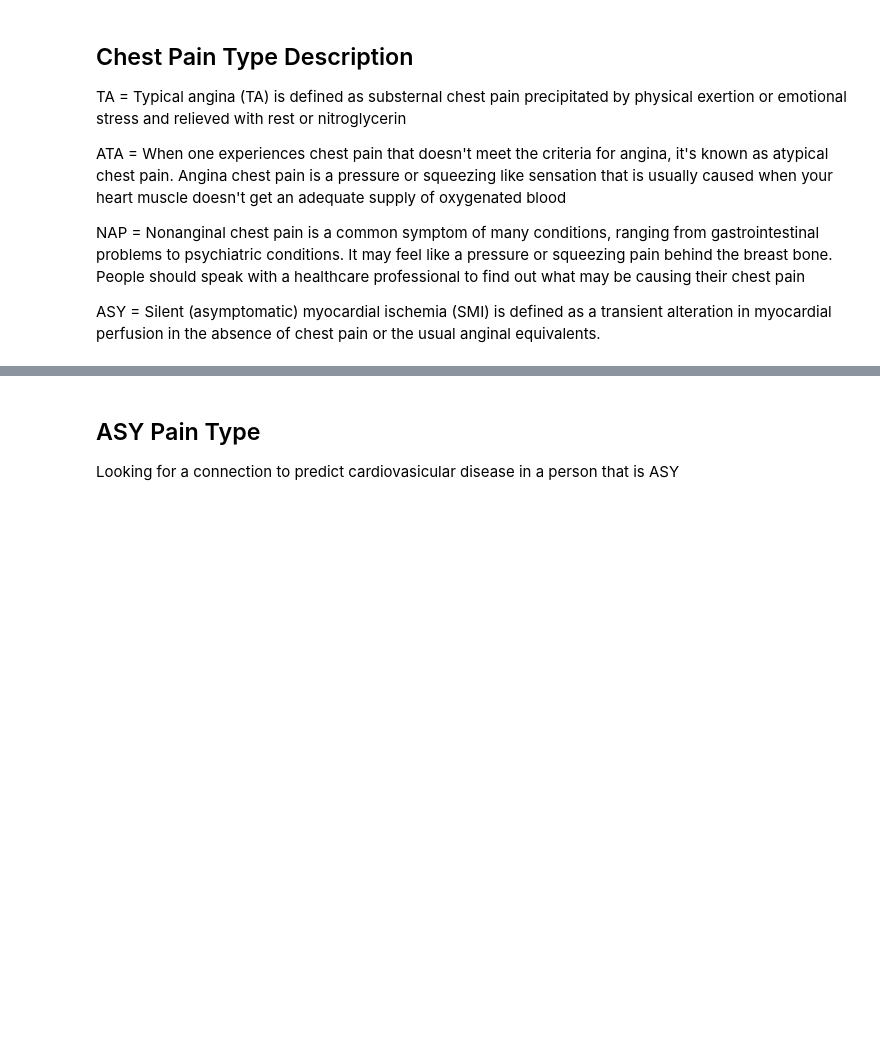
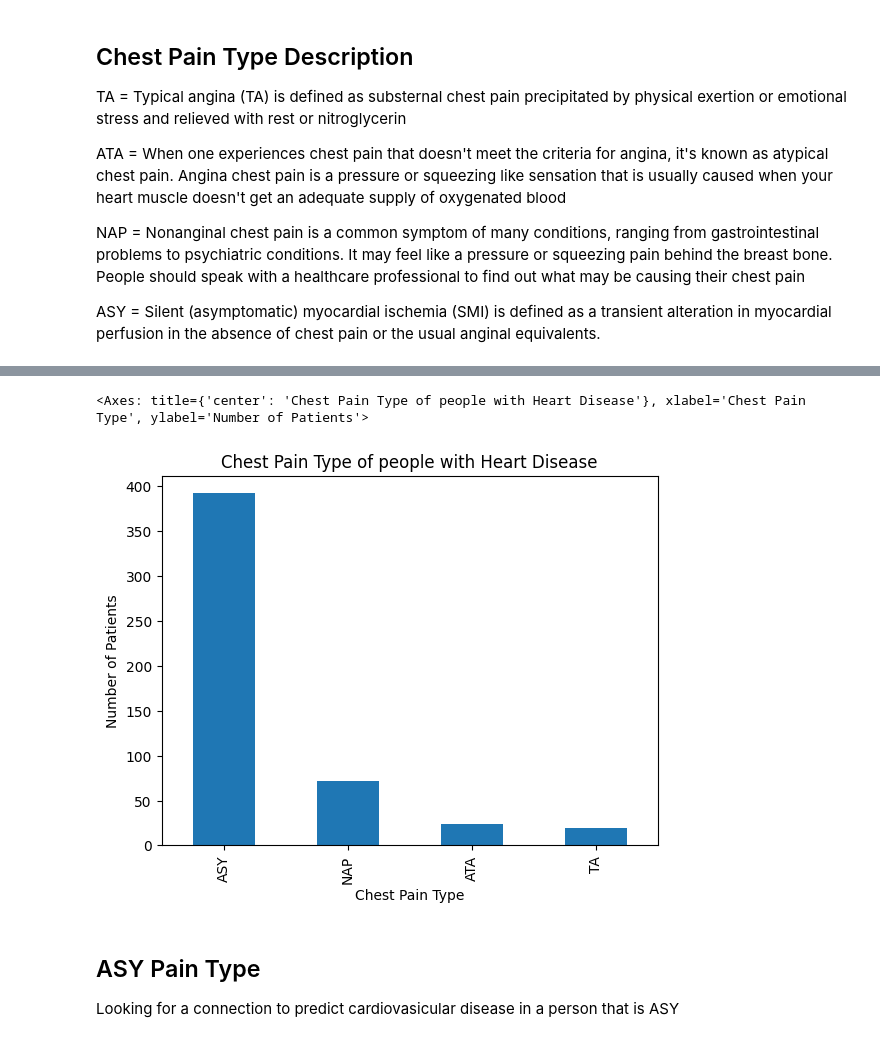
Before and after one commit to tylernow/learning-research, a Jupyter notebook: learning heart.ipynb, the cells around one changed output, grey strips where cells are left out. Saved outputs shown, nothing was run; the diff lists cells and outputs as text; code cells hidden in the pictures; blank space fills up the shorter version.

```diff
--- a/learning heart.ipynb
+++ b/learning heart.ipynb
@@ -32,3 +40,9 @@ ASY = Silent (asymptomatic) myocardial ischemia (SMI) is defined as a transient
+# %%
+heart_disease = data[data['HeartDisease'] == 1]
+heart_disease['ChestPainType'].value_counts().plot(kind='bar', title='Chest Pain Type of people with Heart Disease', xlabel='Chest Pain Type', ylabel='Number of Patients')
+# %% [output]
+<Axes: title={'center': 'Chest Pain Type of people with Heart Disease'}, xlabel='Chest Pain Type', ylabel='Number of Patients'>
+[figure, added]
 # %% [markdown]
 ## ASY Pain Type
 Looking for a connection to predict cardiovasicular disease in a person that is ASY
```
Also changed, not shown: parts of 10 cells of this notebook.
